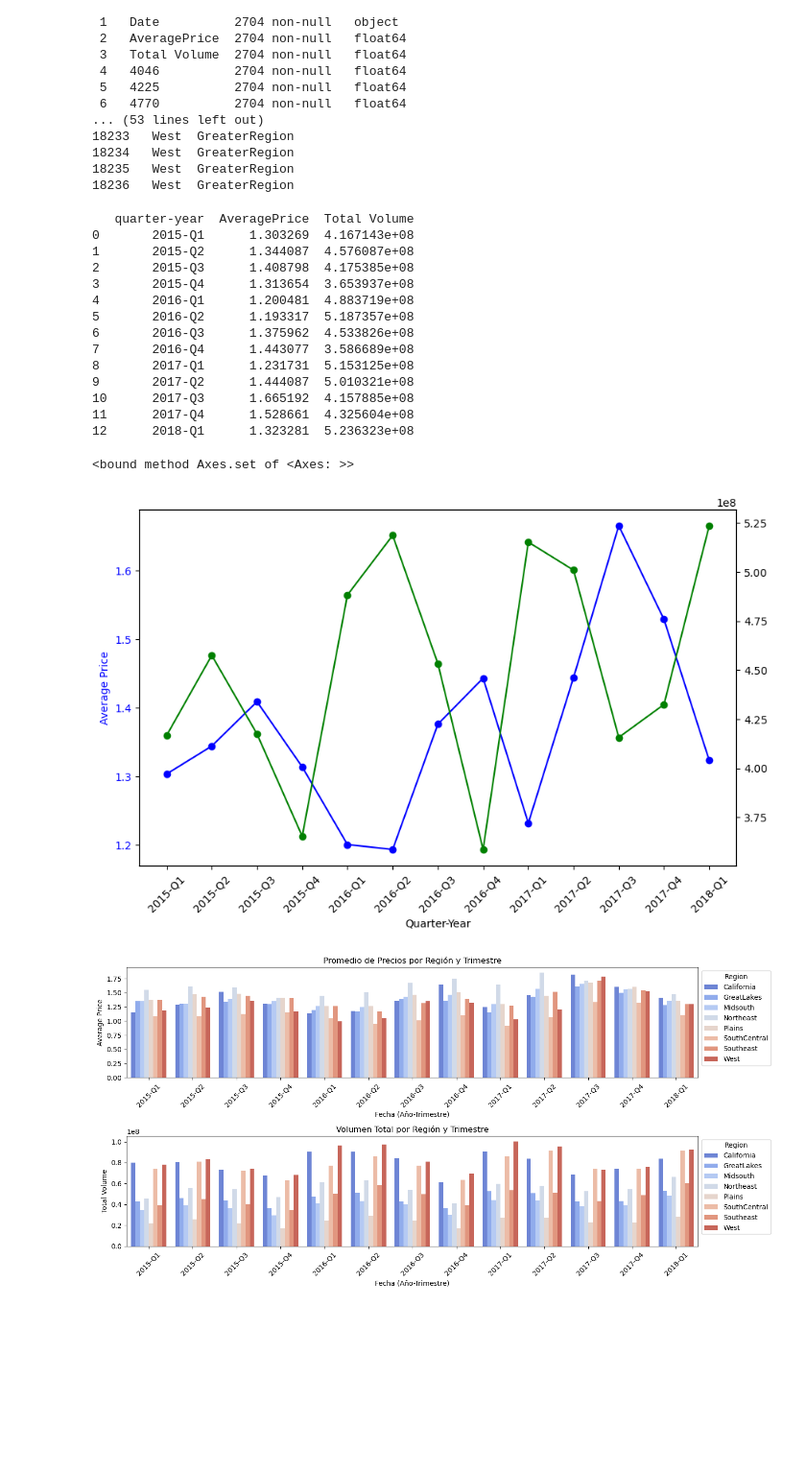
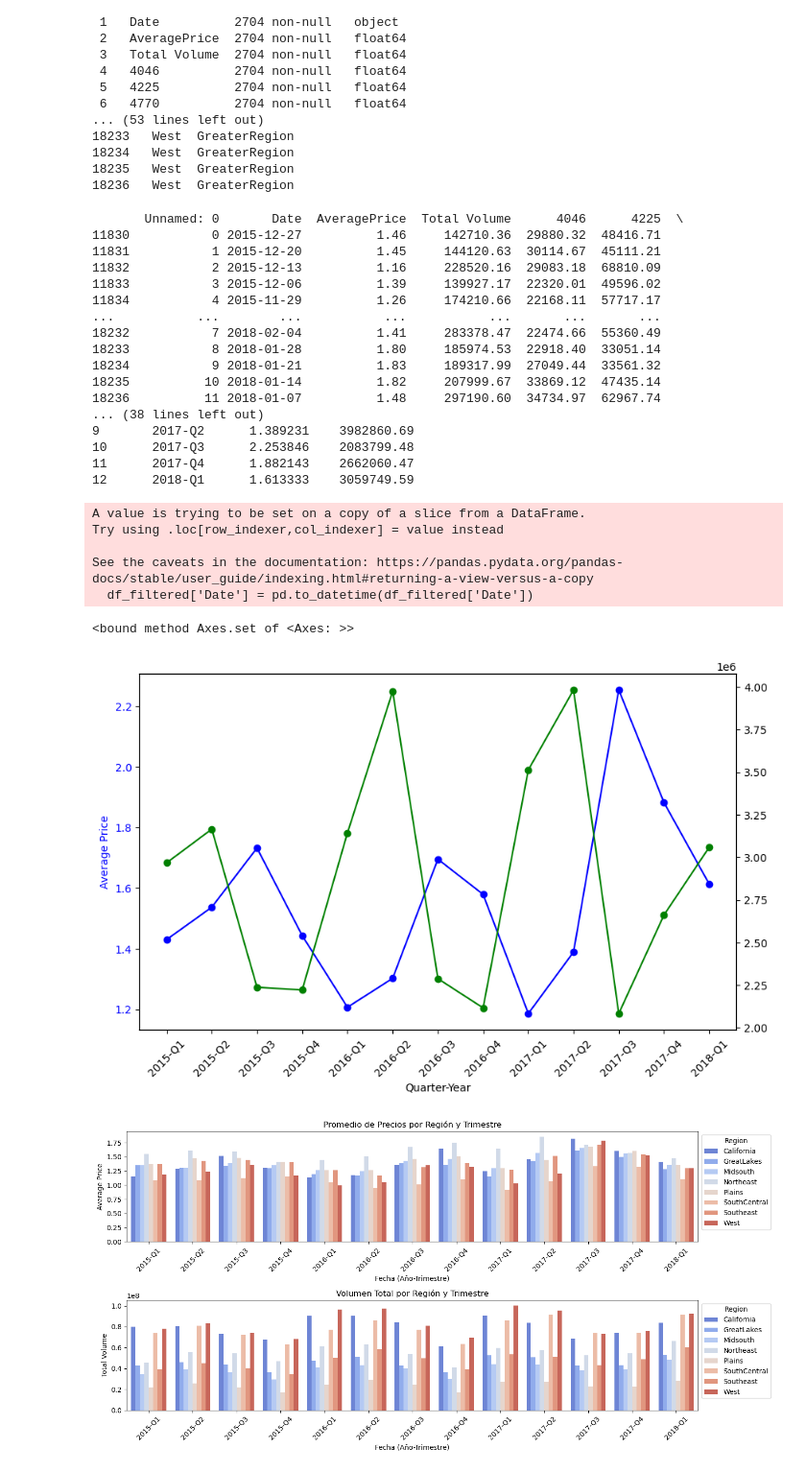
Before and after one commit to ahenao/aguacate-aljoan, a Jupyter notebook: notebooks/alejandro/4. Análisis de Cohortes.ipynb, the cells around one changed output. Shown at 96% size. Saved outputs shown, nothing was run; the diff lists cells and outputs as text; code cells hidden in the pictures; blank space fills up the shorter version.

```diff
--- a/notebooks/alejandro/4. Análisis de Cohortes.ipynb
+++ b/notebooks/alejandro/4. Análisis de Cohortes.ipynb
@@ -39,50 +39,61 @@ import matplotlib.pyplot as plt
 
 # Convert 'Date' to datetime format
 df_filtered['Date'] = pd.to_datetime(df_filtered['Date'])
+df_filtered=df_filtered[df_filtered['region']=="West"]
+df_filtered=df_filtered[df_filtered['type']=="organic"]
+print(df_filtered)
 
 # Group by Quarter and calculate the average price and total volume
 quarterly_cohort = df_filtered.groupby(pd.Grouper(key='Date', freq='QS')).agg({
     'AveragePrice': 'mean',
     'Total Volume': 'sum'
 }).reset_index()
 
 # Add a 'quarter-year' column to show year-quarter in "YYYY-QX" format
 quarterly_cohort['quarter-year'] = quarterly_cohort['Date'].dt.to_period('Q').astype(str).str.replace('Q', '-Q')
 
 # Display the cohort with quarter-year, average price, and total volume
 print(quarterly_cohort[['quarter-year', 'AveragePrice', 'Total Volume']])
 
 # Visualize the results in a line chart
 fig, ax1 = plt.subplots(figsize=(10, 6))
 
 # Plot the evolution of average price on the first y-axis using quarter-year on the x-axis
 ax1.plot(quarterly_cohort['quarter-year'], quarterly_cohort['AveragePrice'], label='Average Price', color='blue', marker='o')
 ax1.set_xlabel('Quarter-Year')
 ax1.set_ylabel('Average Price', color='blue')
 ax1.tick_params(axis='y', labelcolor='blue')
 plt.xticks(rotation=45)
 
 # Create a second y-axis for total volume
 ax2 = ax1.twinx()
 ax2.plot(quarterly_cohort['quarter-year'], quarterly_cohort['Total Volume'], label='Total Volume', color='green', marker='o')
 ax2.set
 # %% [output]
-   quarter-year  AveragePrice  Total Volume
-0       2015-Q1      1.303269  4.167143e+08
-1       2015-Q2      1.344087  4.576087e+08
-2       2015-Q3      1.408798  4.175385e+08
-3       2015-Q4      1.313654  3.653937e+08
-4       2016-Q1      1.200481  4.883719e+08
-5       2016-Q2      1.193317  5.187357e+08
-6       2016-Q3      1.375962  4.533826e+08
-7       2016-Q4      1.443077  3.586689e+08
-8       2017-Q1      1.231731  5.153125e+08
-9       2017-Q2      1.444087  5.010321e+08
-10      2017-Q3      1.665192  4.157885e+08
-11      2017-Q4      1.528661  4.325604e+08
-12      2018-Q1      1.323281  5.236323e+08
+       Unnamed: 0       Date  AveragePrice  Total Volume      4046      4225  \
+11830           0 2015-12-27          1.46     142710.36  29880.32  48416.71
+11831           1 2015-12-20          1.45     144120.63  30114.67  45111.21
+11832           2 2015-12-13          1.16     228520.16  29083.18  68810.09
+11833           3 2015-12-06          1.39     139927.17  22320.01  49596.02
+11834           4 2015-11-29          1.26     174210.66  22168.11  57717.17
+...           ...        ...           ...           ...       ...       ...
+18232           7 2018-02-04          1.41     283378.47  22474.66  55360.49
+18233           8 2018-01-28          1.80     185974.53  22918.40  33051.14
+18234           9 2018-01-21          1.83     189317.99  27049.44  33561.32
+18235          10 2018-01-14          1.82     207999.67  33869.12  47435.14
+18236          11 2018-01-07          1.48     297190.60  34734.97  62967.74
+... (38 lines left out)
+9       2017-Q2      1.389231    3982860.69
+10      2017-Q3      2.253846    2083799.48
+11      2017-Q4      1.882143    2662060.47
+12      2018-Q1      1.613333    3059749.59
-<bound method Axes.set of <Axes: >>
+A value is trying to be set on a copy of a slice from a DataFrame.
+Try using .loc[row_indexer,col_indexer] = value instead
+
+See the caveats in the documentation: https://pandas.pydata.org/pandas-docs/stable/user_guide/indexing.html#returning-a-view-versus-a-copy
+  df_filtered['Date'] = pd.to_datetime(df_filtered['Date'])
+<bound method Axes.set of <Axes: >>
-[figure, old version]
+[figure, new version]
 # %%
 # Agrupar los datos por 'region' y 'Date', calculando el promedio de AveragePrice y la suma de Total Volume
 cohort_region = df_filtered.groupby(['region', pd.Grouper(key='Date', freq='QE')]).agg({
```
Also changed, not shown: 1 other file.
